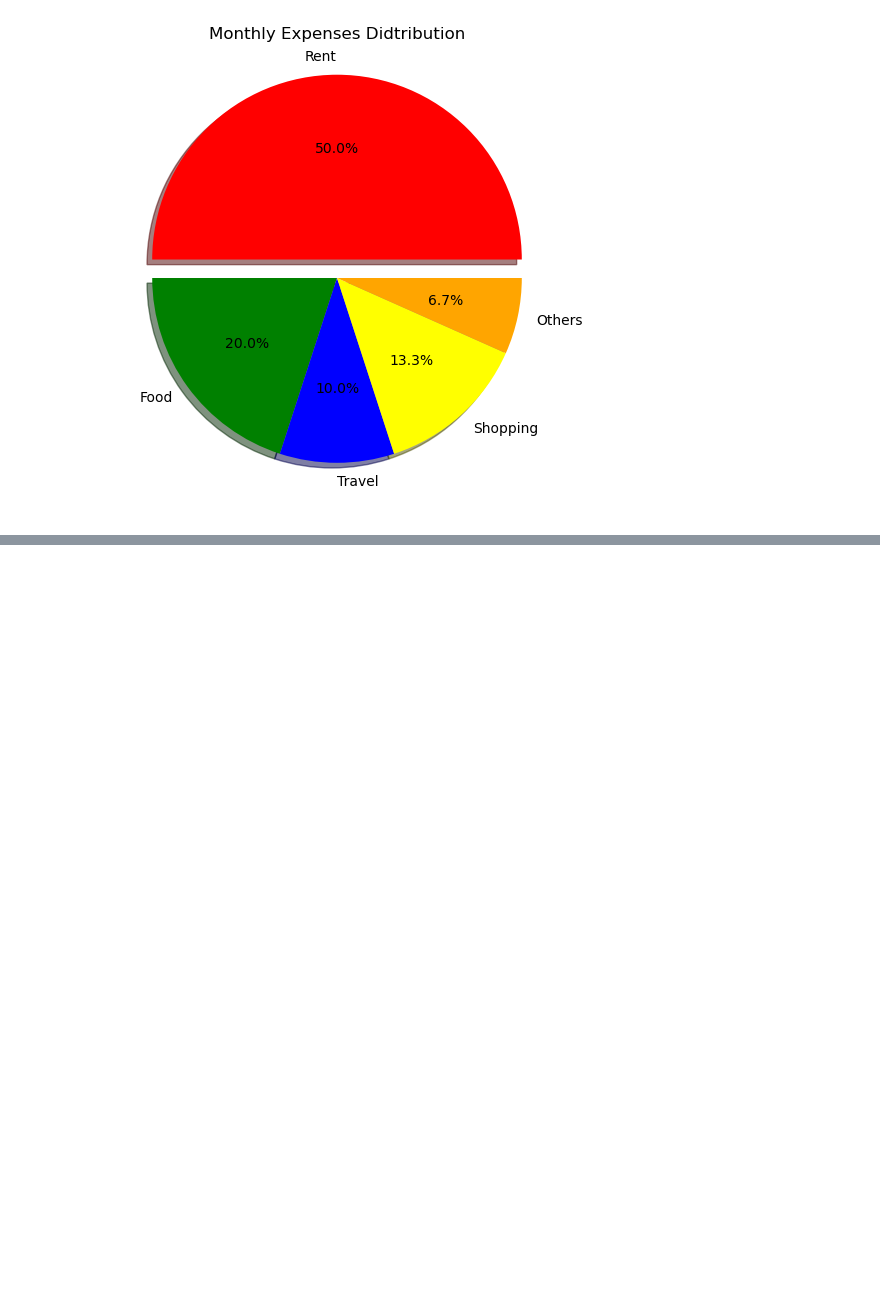
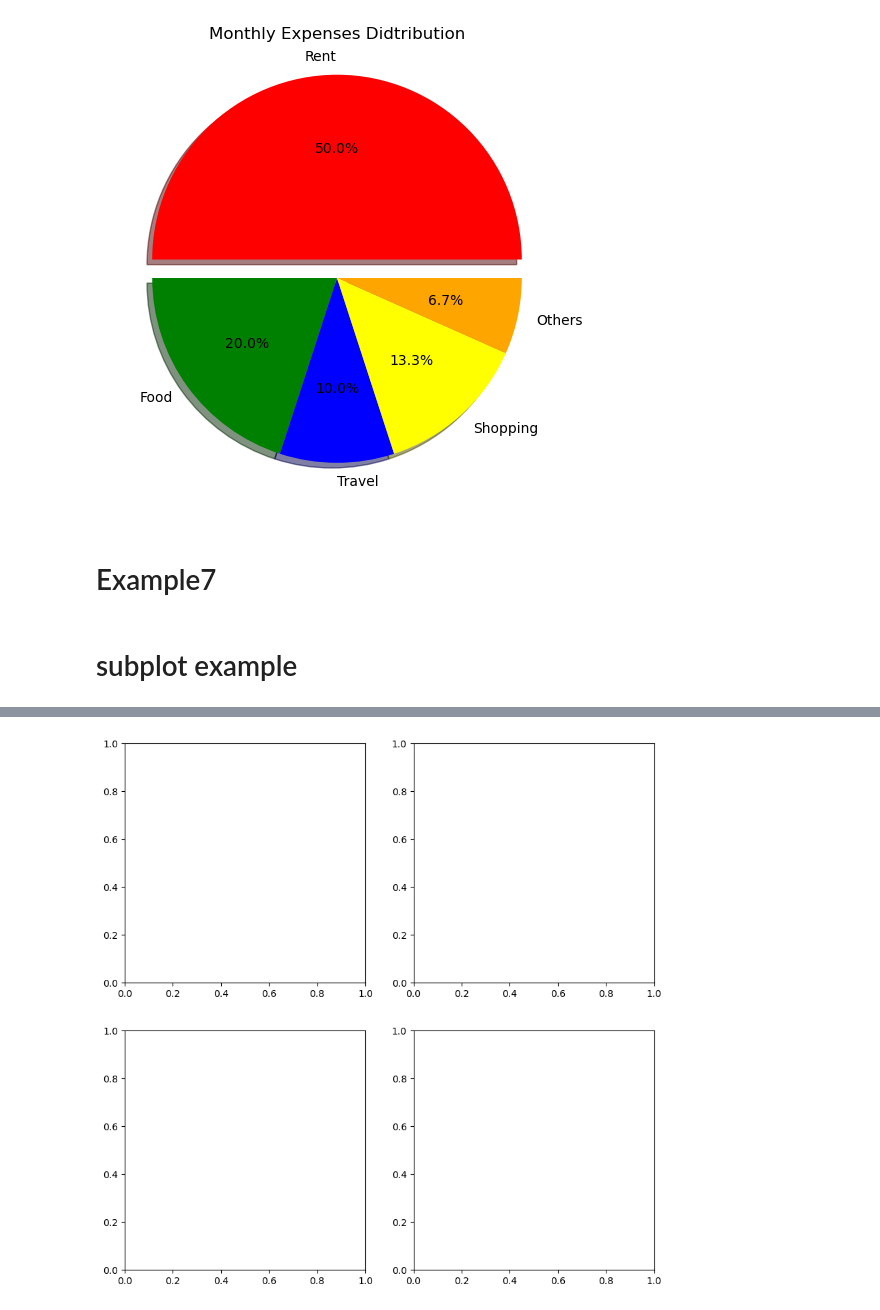
Before and after one commit to maroti13/-Matplotlib, a Jupyter notebook: Visual1.ipynb, the cells around one changed output, grey strips where cells are left out. Cells and saved outputs as stored; diff of their text form; code cells hidden in the pictures; blank space fills up the shorter version.

```diff
--- a/Visual1.ipynb
+++ b/Visual1.ipynb
@@ -154,3 +148,7 @@ plt.show()
 [interactive output not drawn]
 [interactive output not drawn]
 [figure]
+# %% [markdown]
+# Example7
+# %% [markdown]
+# subplot example
@@ -156,0 +162,3 @@ plt.show()
+# %%
+fig, ax= plt.subplots(2,2,figsize=(10,10))
+# %% [output]
@@ -156,0 +166 @@ plt.show()
+[figure, added]
```
Also changed, not shown: parts of 9 cells of this notebook.
